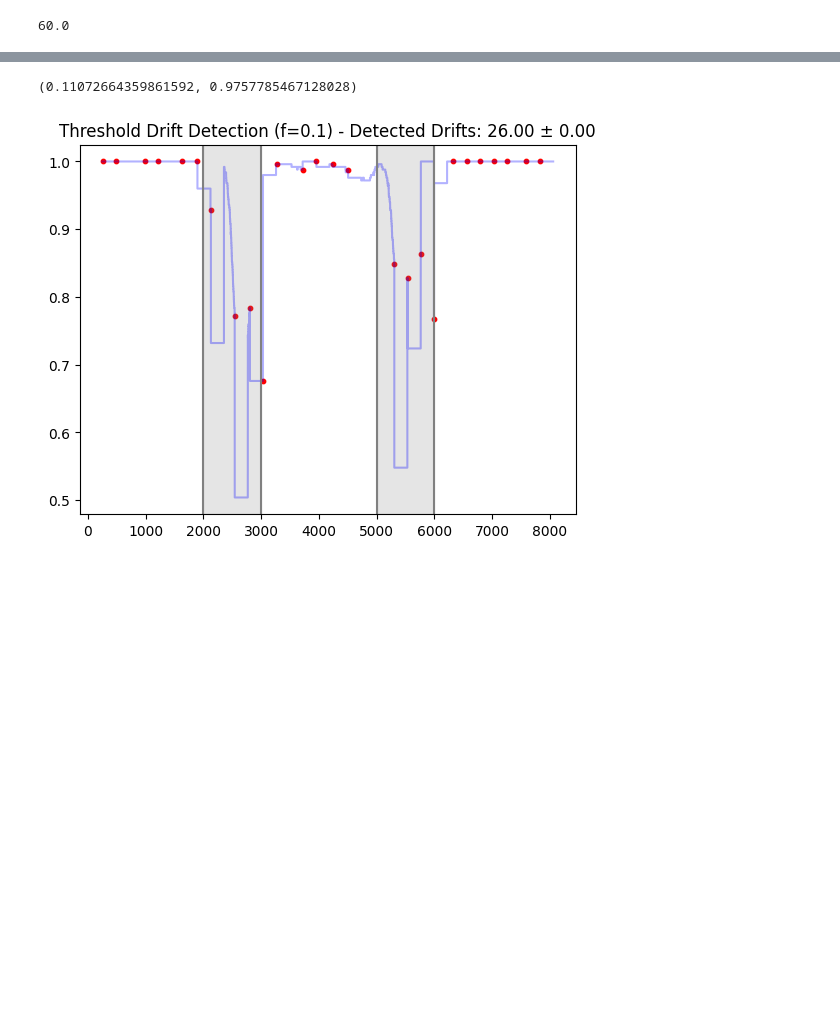
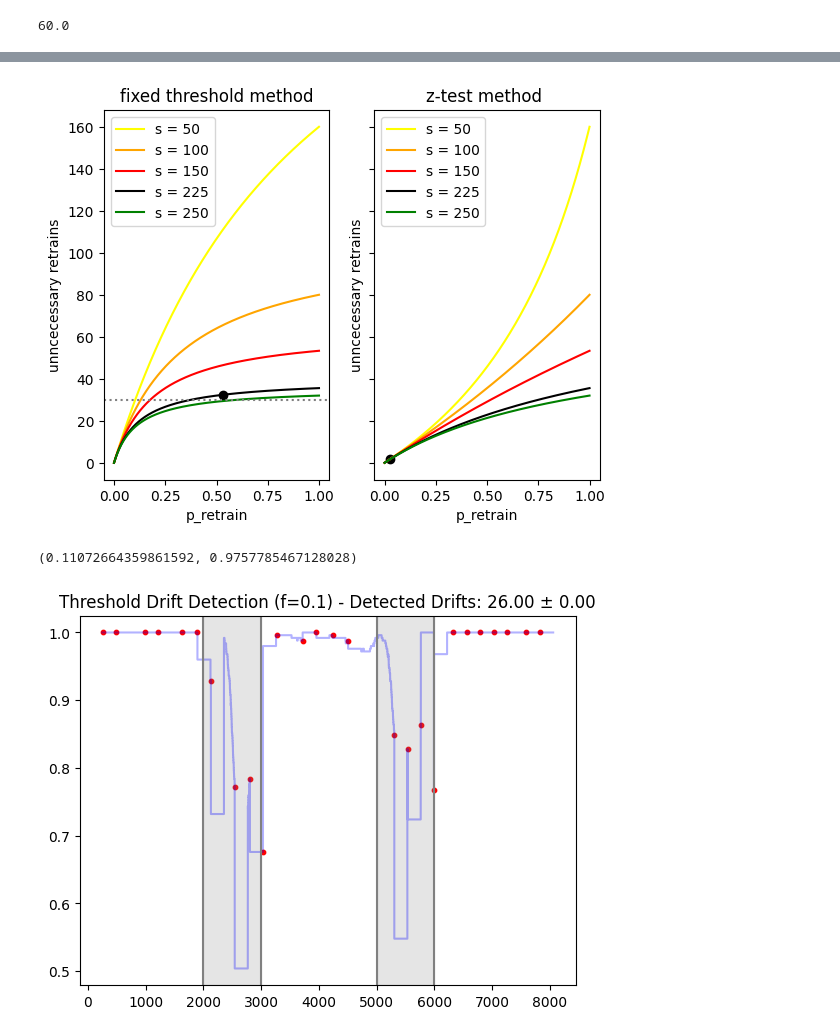
Before and after one commit to dariomalchiodi/occ-drift-detection, a Jupyter notebook: test-num-retrain.ipynb, the cells around one changed output, grey strips where cells are left out. Cells and saved outputs as stored; diff of their text form; code cells hidden in the pictures; blank space fills up the shorter version.

Commit message:
updated notebook on num-retrains

```diff
--- a/test-num-retrain.ipynb
+++ b/test-num-retrain.ipynb
@@ -767,0 +772,79 @@ n_retrains_idlesteps(retrain_prob=0.6, shift_length=50, stream_length=M,
+# %%
+
+fig, ax = plt.subplots(1, 2, sharey=True)
+
+v = 0.1   # outlier detector's (one class classifier) characteristic
+
+M=8000      # stream size
+n=250       # window size
+f=0.1       # threshold: fraction of outliers sufficient for triggering a retrain
+
+p_retrain=fixed_perc_p_retrain(n,v,f)
+
+
+keep=0.1 # as Antoine does      # fraction of window kept in case of retraining
+perc_no_overlap=1-keep
+s=np.floor(n*perc_no_overlap)   # step length in case of retrain
+
+idle_steps_number=n*f           # rough mean
+
+expected_retrains=n_retrains_idlesteps(retrain_prob=p_retrain, shift_length=s,
+                                       stream_length=M,
+                                       idle_steps_number=idle_steps_number,
+                                       verbose=True)
+
+
+p_values = np.linspace(0, 1, num=1000)
+s_values = [50, 100, 150, 225, 250]
+colors = ['yellow', 'orange', 'red', 'black', 'green']
+
+for s, color in zip(s_values, colors):
+    n_retrains = n_retrains_idlesteps(retrain_prob=p_values,
+                                      shift_length=s, stream_length=M,
+                                      idle_steps_number=idle_steps_number)
+    ax[0].plot(p_values, n_retrains, color=color, label=f"s = {s}")
+
+ax[0].scatter(p_retrain, expected_retrains, color='black')
+ax[0].set_xlabel("p_retrain")
+ax[0].set_ylabel("unncecessary retrains")
+ax[0].set_title("fixed threshold method")
+ax[0].legend()
+ax[0].axhline(y=30, color='grey', linestyle='dotted')
+
+
+
+M=8000
+n=250
+alfa=0.025
+
+p_retrain=alfa
+
+keep=0.1 # as Antoine does
+perc_no_overlap=1-keep
+s=np.floor(n*perc_no_overlap)
+
+idle_steps_number=n/2
+
+expected_retrains=n_retrains_idlesteps(retrain_prob=p_retrain,
+                                       shift_length=s, stream_length=M,
+                                       idle_steps_number=idle_steps_number,
+                                       verbose=True)
+
+p_values = np.linspace(0, 1, num=1000)
+s_values = [50, 100, 150, 225, 250]
+colors = ['yellow', 'orange', 'red', 'black', 'green']
+
+for s, color in zip(s_values, colors):
+    n_retrains = n_retrains_idlesteps(retrain_prob=p_values,
+                                      shift_length=s, stream_length=M,
+                                      idle_steps_number=idle_steps_number)
+    ax[1].plot(p_values, n_retrains, color=color, label=f"s = {s}")
+
+ax[1].scatter(p_retrain, expected_retrains, color='black')
+ax[1].set_xlabel("p_retrain")
+ax[1].set_ylabel("unncecessary retrains")
+ax[1].set_title("z-test method ")
+ax[1].legend()
+
+fig.show()
+# %% [output]
@@ -768,3 +861,4 @@ n_retrains_idlesteps(retrain_prob=0.6, shift_length=50, stream_length=M,
+[figure, added]
 # %%
 
 def bounds(M, p, s):
```
Also changed, not shown: parts of 3 cells of this notebook.
